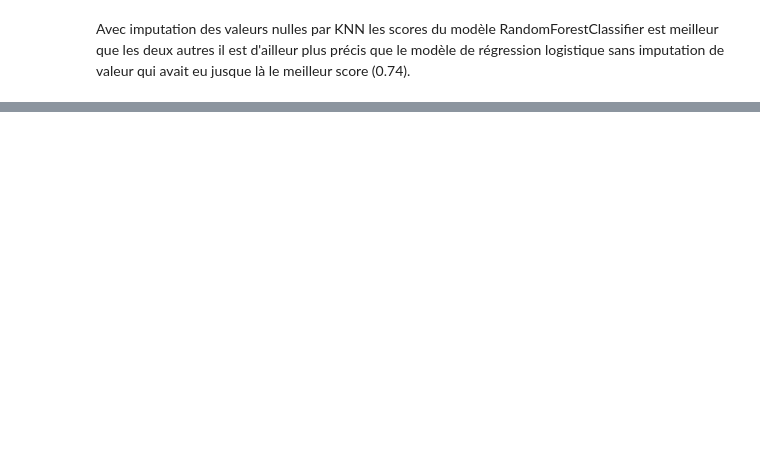
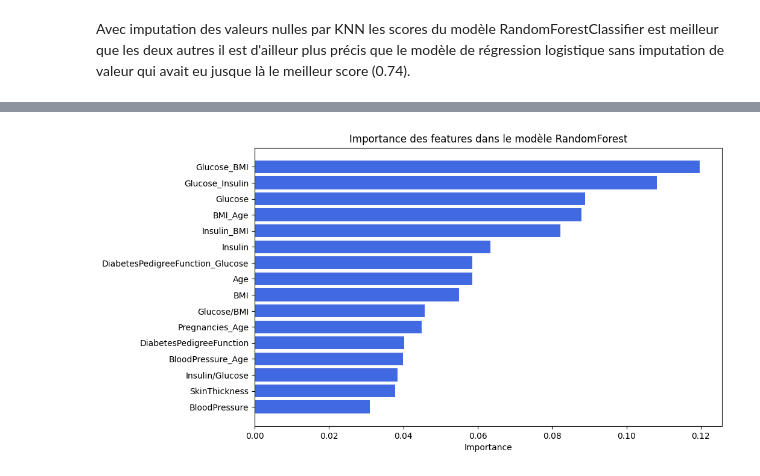
Before and after one commit to Eminaelle/Diabete_classification, a Jupyter notebook: diabetes.ipynb, the cells around one changed output, grey strips where cells are left out. Drawn from its saved outputs; the diff is of its cells as text; code cells hidden in the pictures; blank space fills up the shorter version.

Commit message:
Ajout de Variables qui pourrait améliorer le modèle

```diff
--- a/diabetes.ipynb
+++ b/diabetes.ipynb
@@ -214,5 +259,5 @@ Best k: {'n_neighbors': 3}
 # %%
-knn = KNeighborsClassifier(n_neighbors=3)
+knn = KNeighborsClassifier(n_neighbors=2)
 knn.fit(X_resampled, y_resampled)
 y_knn_pred = knn.predict(X_test)
 # %% [markdown]
@@ -239,8 +284,8 @@ weighted avg       0.70      0.71      0.71       154
 L'algorithme des k plus proches voisins a plus de précision mais un moins bon rappel, il y a moins de faux positifs mais plus de faux négatifs.
 # %%
 param_grid = {
-    'n_estimators': [50, 100, 150, 200, 300],
-    'max_depth': [2, 40, 50, 70, 100, 150],
+    'n_estimators': [50, 100, 150],
+    'max_depth': [2, 10, 20, 40, 50],
     'max_features': [None, 'sqrt', 'log2']
 }
 
@@ -252,5 +297,5 @@ Best parameters: {'max_depth': 40, 'max_features': 'sqrt', 'n_estimators': 300}
 # %%
-rf = RandomForestClassifier(n_estimators=300, random_state=24, max_features='sqrt', max_depth=40)
+rf = RandomForestClassifier(n_estimators=100, random_state=24, max_features='sqrt', max_depth=10)
 rf.fit(X_resampled, y_resampled)
 y_rf_pred = rf.predict(X_test)
 # %%
@@ -274,2 +319,17 @@ weighted avg       0.74      0.75      0.74       154
 # %% [markdown]
 Avec imputation des valeurs nulles par KNN les scores du modèle RandomForestClassifier est meilleur que les deux autres il est d'ailleur plus précis que le modèle de régression logistique sans imputation de valeur qui avait eu jusque là le meilleur score (0.74).
+# %%
+# Récupérer les importances des features
+importances = rf.feature_importances_
+
+# Créer un DataFrame pour afficher l'importance des features
+feature_importance_df = pd.DataFrame({
+    'Feature': X.columns,
+    'Importance': importances
+})
+
+# Trier les features par ordre d'importance
+feature_importance_df = feature_importance_df.sort_values(by='Importance', ascending=False)
+
+# Afficher les features les plus importantes
+print(feature_importance_df)
@@ -275,0 +354,10 @@ Avec imputation des valeurs nulles par KNN les scores du modèle RandomForestCla
+# %%
+# Tracer les importances des features
+plt.figure(figsize=(10,6))
+plt.barh(feature_importance_df['Feature'], feature_importance_df['Importance'], color='royalblue')
+plt.xlabel('Importance')
+plt.title('Importance des features dans le modèle RandomForest')
+plt.gca().invert_yaxis()  # Inverser l'ordre pour avoir la plus importante en haut
+plt.show()
+# %% [output]
+[figure, added]
```
Also changed, not shown: parts of 18 cells of this notebook.
